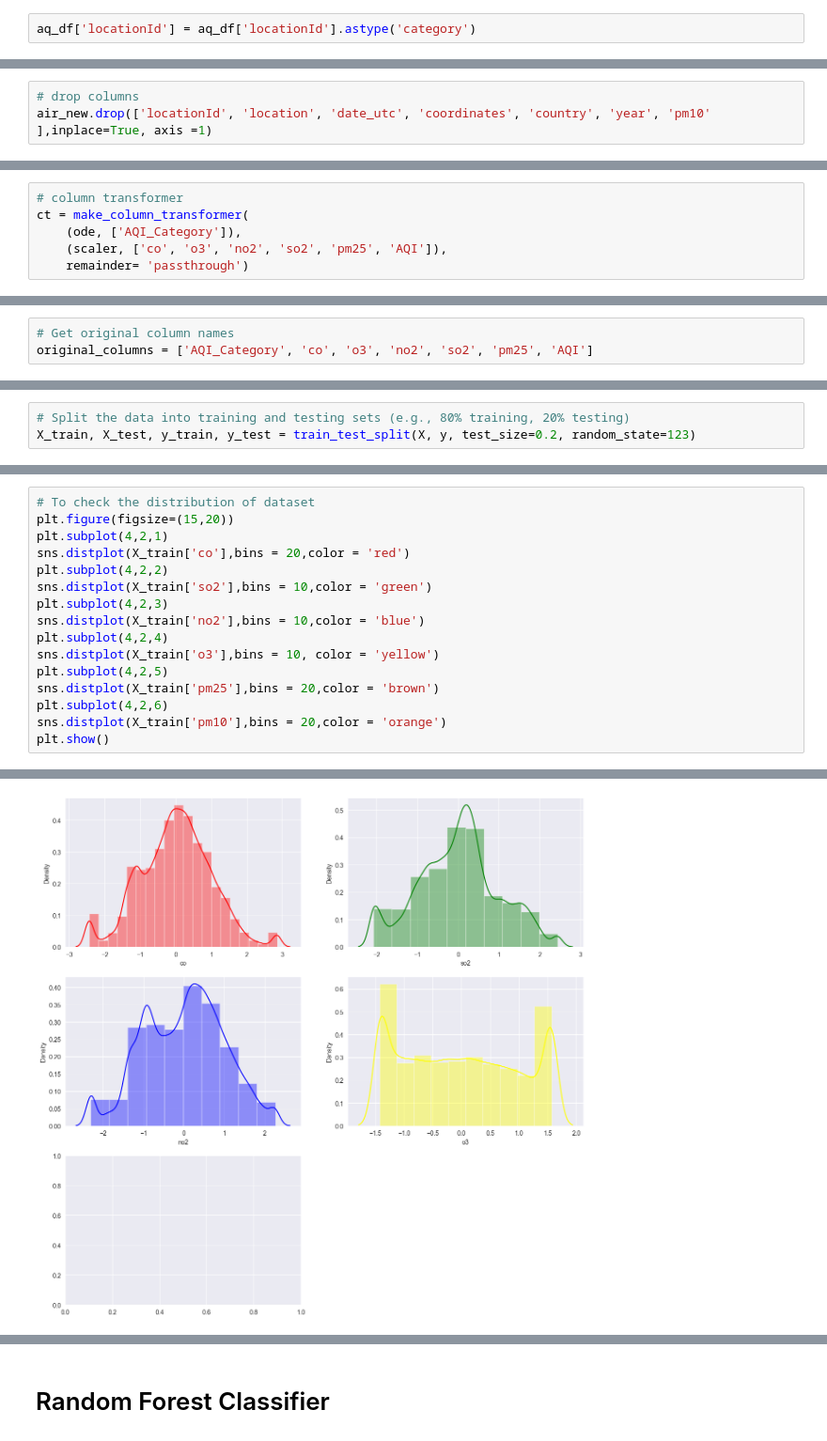
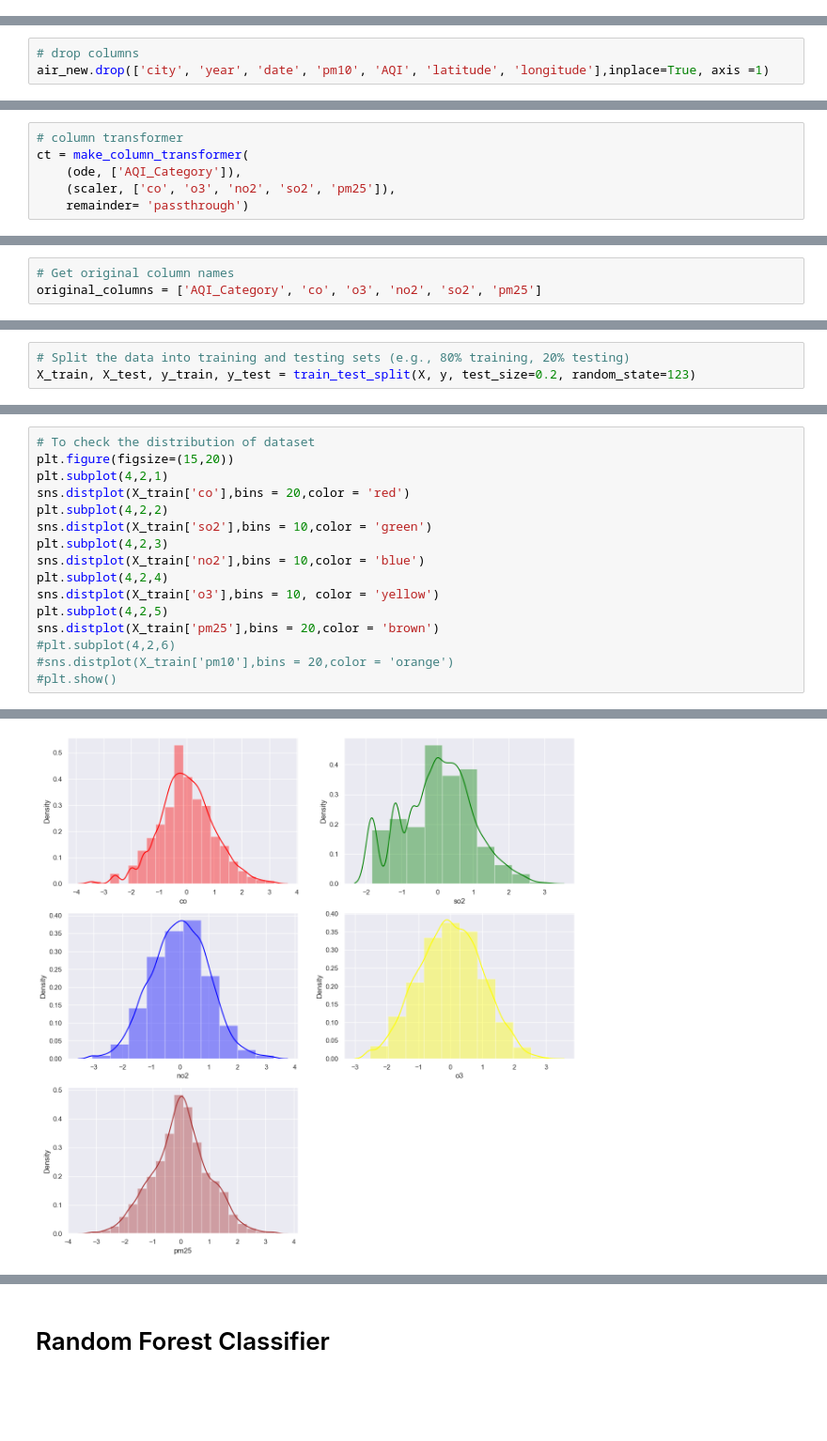
Before and after one commit to NidhiYete/air_quality_prediction, a Jupyter notebook: air_quality_cln.ipynb, the cells around one changed output, grey strips where cells are left out. Shown at 94% size. Saved outputs shown, nothing was run; the diff lists cells and outputs as text; blank space fills up the shorter version.

```diff
--- a/air_quality_cln.ipynb
+++ b/air_quality_cln.ipynb
@@ -446,2 +450,0 @@ sns.boxplot(aq_df)
-# %%
-aq_df['locationId'] = aq_df['locationId'].astype('category')
@@ -552,6 +555,6 @@ air_new.head()
 # %%
 # drop columns
-air_new.drop(['locationId', 'location', 'date_utc', 'coordinates', 'country', 'year', 'pm10' ],inplace=True, axis =1)
+air_new.drop(['city', 'year', 'date', 'pm10', 'AQI', 'latitude', 'longitude'],inplace=True, axis =1)
 # %%
 # view new cleaned dataset
 air_new.head()
@@ -570,7 +575,7 @@ scaler = PowerTransformer(method='yeo-johnson')
 # column transformer
 ct = make_column_transformer(
     (ode, ['AQI_Category']),
-    (scaler, ['co', 'o3', 'no2', 'so2', 'pm25', 'AQI']),
+    (scaler, ['co', 'o3', 'no2', 'so2', 'pm25']),
     remainder= 'passthrough')
 # %%
 ct.set_output(transform="pandas")
@@ -585,7 +590,7 @@ ColumnTransformer(remainder='passthrough',
 air_new_df = ct.fit_transform(air_new)
 # %%
 # Get original column names
-original_columns = ['AQI_Category', 'co', 'o3', 'no2', 'so2', 'pm25', 'AQI']
+original_columns = ['AQI_Category', 'co', 'o3', 'no2', 'so2', 'pm25']
 # %%
 # Rename the columns in the resulting DataFrame
 air_new_df.columns = original_columns
@@ -638,7 +643,7 @@ plt.subplot(4,2,4)
 sns.distplot(X_train['o3'],bins = 10, color = 'yellow')
 plt.subplot(4,2,5)
 sns.distplot(X_train['pm25'],bins = 20,color = 'brown')
-plt.subplot(4,2,6)
-sns.distplot(X_train['pm10'],bins = 20,color = 'orange')
-plt.show()
+#plt.subplot(4,2,6)
+#sns.distplot(X_train['pm10'],bins = 20,color = 'orange')
+#plt.show()
 # %% [output]
@@ -646 +651 @@ KeyError: 'pm25'
-[figure, old version]
+[figure, new version]
```
Also changed, not shown: parts of 108 cells of this notebook, 15 other files.
